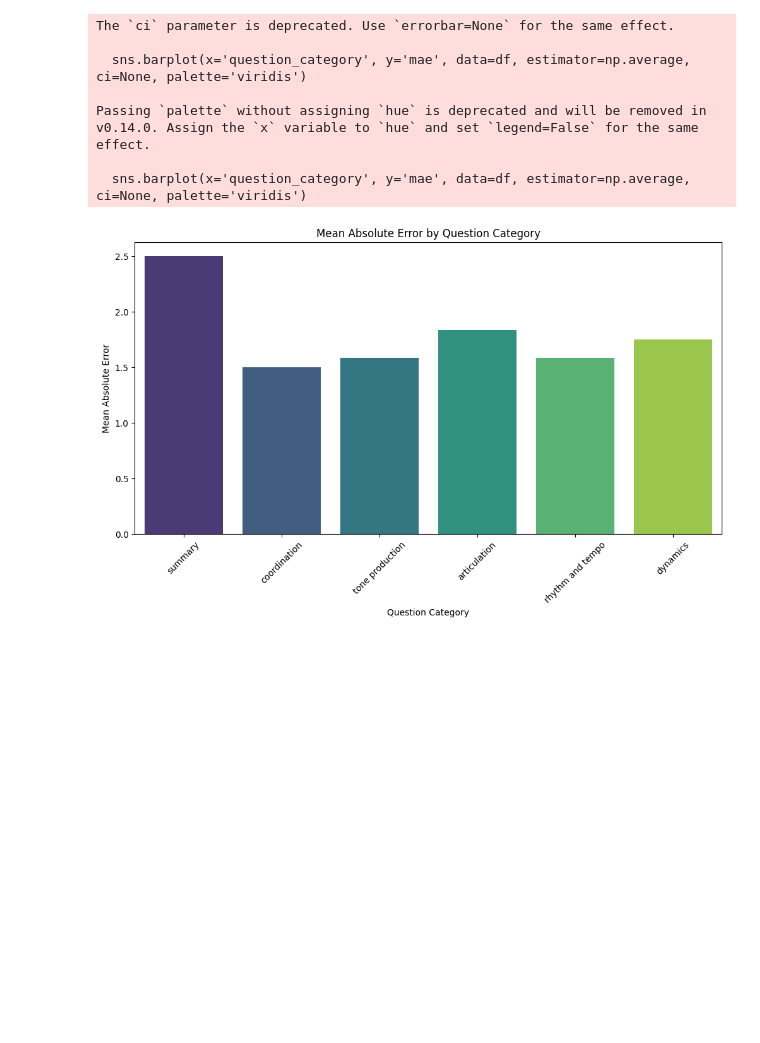
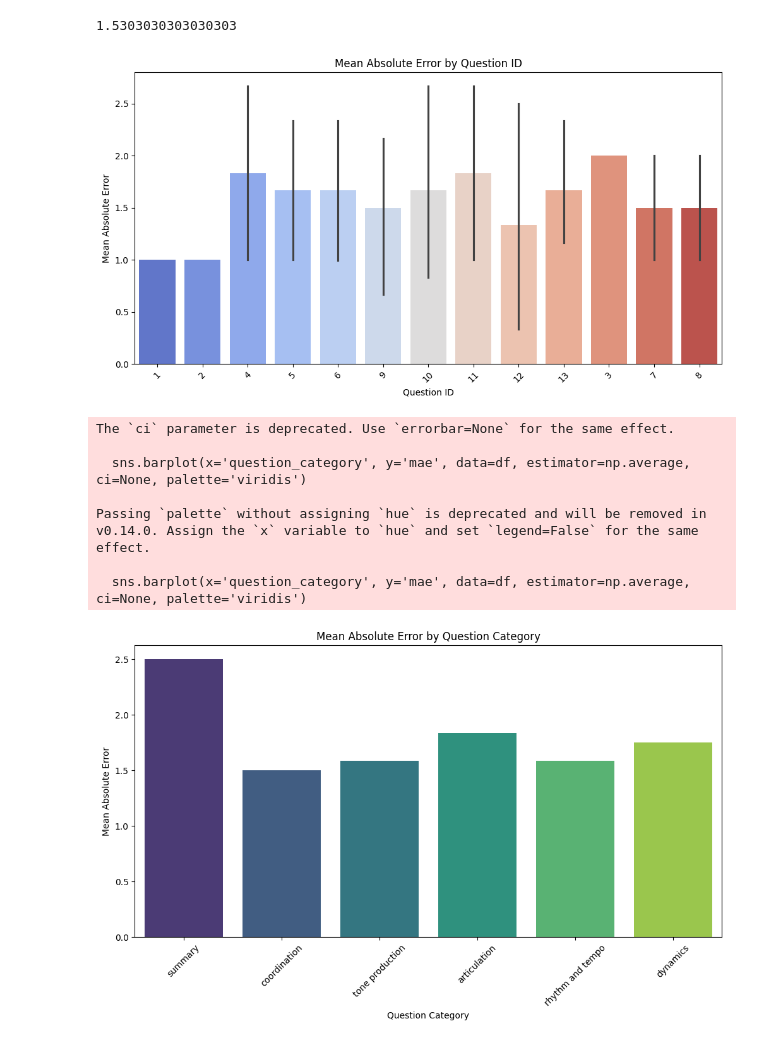
Before and after one commit to anusfoil/LLaQo, a Jupyter notebook: engine/results/analysis.ipynb, the cells around one changed output. Saved outputs shown, nothing was run; the diff lists cells and outputs as text; code cells hidden in the pictures; blank space fills up the shorter version.

```diff
--- a/engine/results/analysis.ipynb
+++ b/engine/results/analysis.ipynb
@@ -38,0 +16,3 @@ Passing `palette` without assigning `hue` is deprecated and will be removed in v
+# %%
+ltu_df = pd.read_csv("ltu_results.csv")
+ltu_df[-5:]
@@ -39,3 +59,8 @@ Passing `palette` without assigning `hue` is deprecated and will be removed in v
+# %%
+plot_by_qidx(ltu_df)
+# %% [output]
+1.5303030303030303
+[figure, added]
 # %%
 plt.figure(figsize=(12, 6))
 sns.barplot(x='question_category', y='mae', data=df, estimator=np.average, ci=None, palette='viridis')
```
Also changed, not shown: parts of 5 cells of this notebook, 4 other files.
